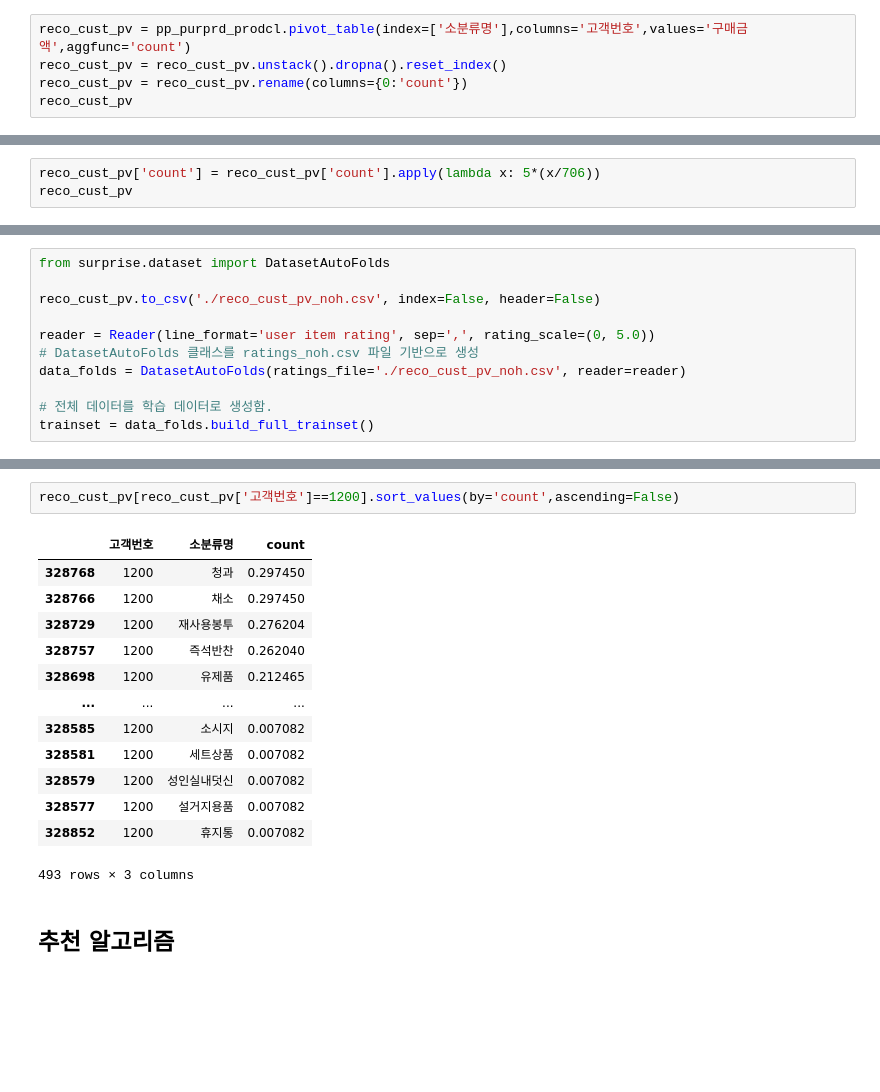
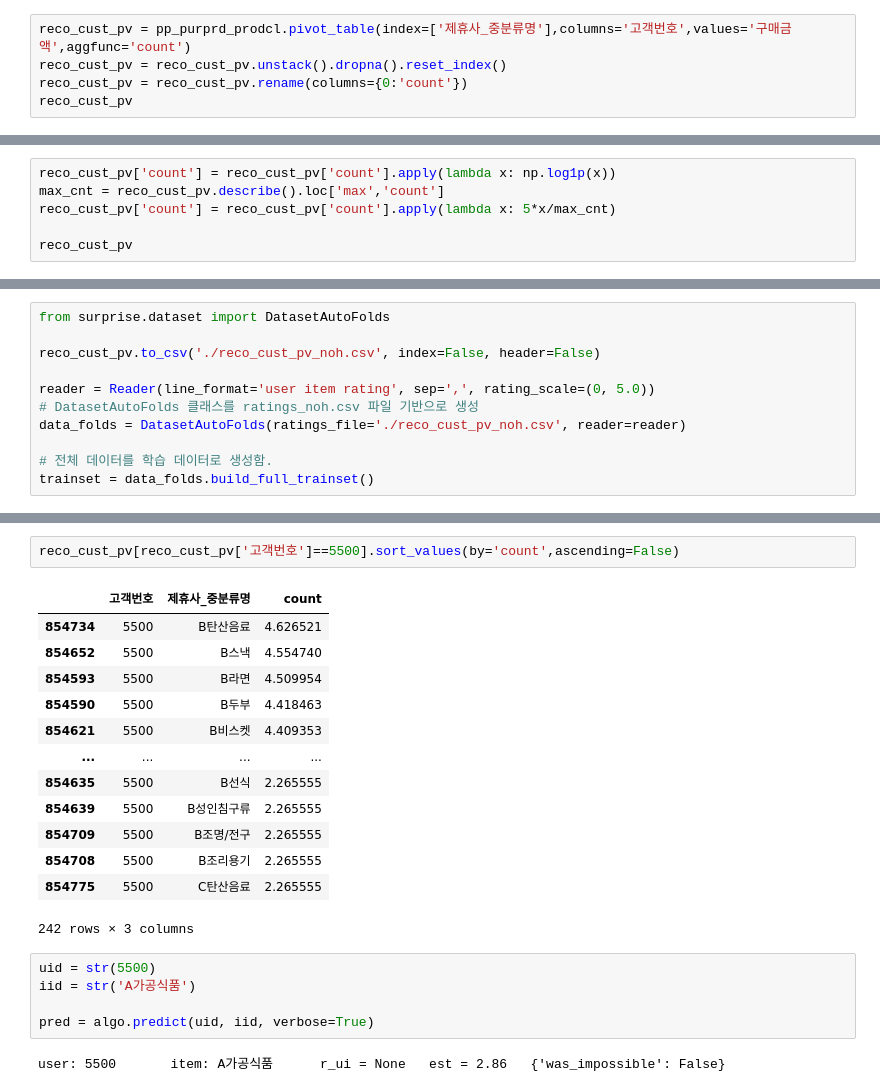
Before and after one commit to PKLH/cakd_LP, a Jupyter notebook: WorkSpace/통합/EDA_ML 완료.ipynb, the cells around one changed output, grey strips where cells are left out. Cells and saved outputs as stored; diff of their text form; blank space fills up the shorter version.

```diff
--- a/WorkSpace/통합/EDA_ML 완료.ipynb
+++ b/WorkSpace/통합/EDA_ML 완료.ipynb
@@ -476,7 +453,7 @@ reco_cust_num,len(reco_cust_num)
 # %%
 # p for customer: 수정 필요 ( 제휴사와 채널 정보 추가 )
 # %%
-reco_cust_pv = pp_purprd_prodcl.pivot_table(index=['소분류명'],columns='고객번호',values='구매금액',aggfunc='count')
+reco_cust_pv = pp_purprd_prodcl.pivot_table(index=['제휴사_중분류명'],columns='고객번호',values='구매금액',aggfunc='count')
 reco_cust_pv = reco_cust_pv.unstack().dropna().reset_index()
 reco_cust_pv = reco_cust_pv.rename(columns={0:'count'})
 reco_cust_pv
@@ -509,4 +481,7 @@ reco_cust_pv.describe()
 # %%
-reco_cust_pv['count'] = reco_cust_pv['count'].apply(lambda x: 5*(x/706))
+reco_cust_pv['count'] = reco_cust_pv['count'].apply(lambda x: np.log1p(x))
+max_cnt = reco_cust_pv.describe().loc['max','count']
+reco_cust_pv['count'] = reco_cust_pv['count'].apply(lambda x: 5*x/max_cnt)
+
 reco_cust_pv
 # %% [output]
@@ -691,18 +621,23 @@ for top_item in top_item_preds:
 # %%
-reco_cust_pv[reco_cust_pv['고객번호']==1200].sort_values(by='count',ascending=False)
+reco_cust_pv[reco_cust_pv['고객번호']==5500].sort_values(by='count',ascending=False)
 # %% [output]
-|  | 고객번호 | 소분류명 | count |
-| 328768 | 1200 | 청과 | 0.297450 |
-| 328766 | 1200 | 채소 | 0.297450 |
-| 328729 | 1200 | 재사용봉투 | 0.276204 |
-| 328757 | 1200 | 즉석반찬 | 0.262040 |
-| 328698 | 1200 | 유제품 | 0.212465 |
+|  | 고객번호 | 제휴사_중분류명 | count |
+| 854734 | 5500 | B탄산음료 | 4.626521 |
+| 854652 | 5500 | B스낵 | 4.554740 |
+| 854593 | 5500 | B라면 | 4.509954 |
+| 854590 | 5500 | B두부 | 4.418463 |
+| 854621 | 5500 | B비스켓 | 4.409353 |
 | ... | ... | ... | ... |
-| 328585 | 1200 | 소시지 | 0.007082 |
-| 328581 | 1200 | 세트상품 | 0.007082 |
-| 328579 | 1200 | 성인실내덧신 | 0.007082 |
-| 328577 | 1200 | 설거지용품 | 0.007082 |
-| 328852 | 1200 | 휴지통 | 0.007082 |
+| 854635 | 5500 | B선식 | 2.265555 |
+| 854639 | 5500 | B성인침구류 | 2.265555 |
+| 854709 | 5500 | B조명/전구 | 2.265555 |
+| 854708 | 5500 | B조리용기 | 2.265555 |
+| 854775 | 5500 | C탄산음료 | 2.265555 |
-493 rows × 3 columns
+242 rows × 3 columns
-# %% [markdown]
-## 추천 알고리즘
+# %%
+uid = str(5500)
+iid = str('A가공식품')
+
+pred = algo.predict(uid, iid, verbose=True)
+# %% [output]
+user: 5500       item: A가공식품      r_ui = None   est = 2.86   {'was_impossible': False}
```
Also changed, not shown: parts of 28 cells of this notebook.
